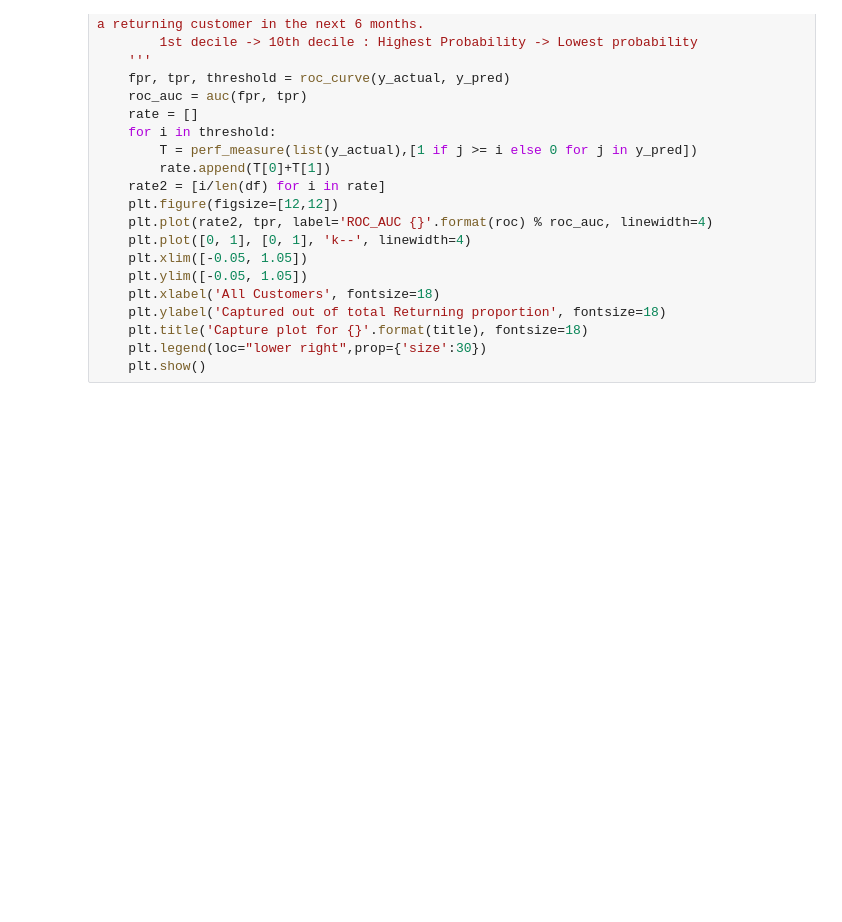
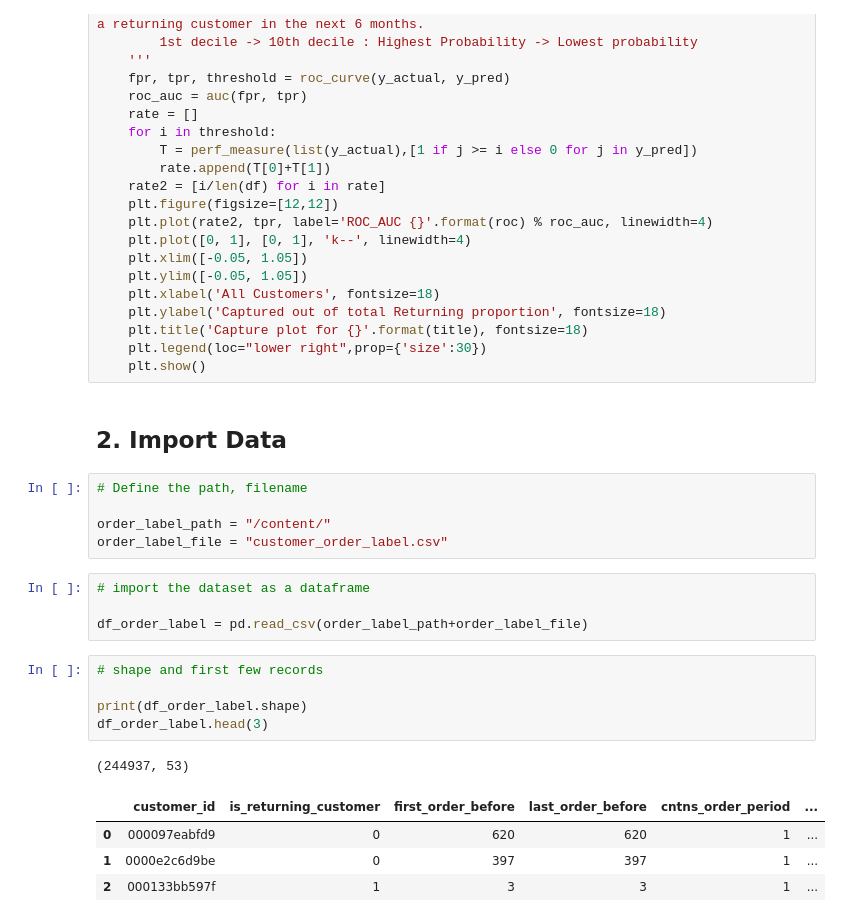
Before and after one commit to ashutosh3060/returning-customer-prediction, a Jupyter notebook: eda_model_build.ipynb, the cells around one changed output. Cells and saved outputs as stored; diff of their text form; blank space fills up the shorter version.

```diff
--- a/eda_model_build.ipynb
+++ b/eda_model_build.ipynb
@@ -246,3 +252,25 @@ def capture_curve(df, y_actual, y_pred, roc, title):
     plt.title('Capture plot for {}'.format(title), fontsize=18)
     plt.legend(loc="lower right",prop={'size':30})
     plt.show()
+# %% [markdown]
+## 2. Import Data
+# %%
+# Define the path, filename
+
+order_label_path = "/content/"
+order_label_file = "customer_order_label.csv"
+# %%
+# import the dataset as a dataframe
+
+df_order_label = pd.read_csv(order_label_path+order_label_file)
+# %%
+# shape and first few records
+
+print(df_order_label.shape)
+df_order_label.head(3)
+# %% [output]
+(244937, 53)
+|  | customer_id | is_returning_customer | first_order_before | last_order_before | cntns_order_period | ... |
+| 0 | 000097eabfd9 | 0 | 620 | 620 | 1 | ... |
+| 1 | 0000e2c6d9be | 0 | 397 | 397 | 1 | ... |
+| 2 | 000133bb597f | 1 | 3 | 3 | 1 | ... |
```
Also changed, not shown: parts of 4 cells of this notebook.
